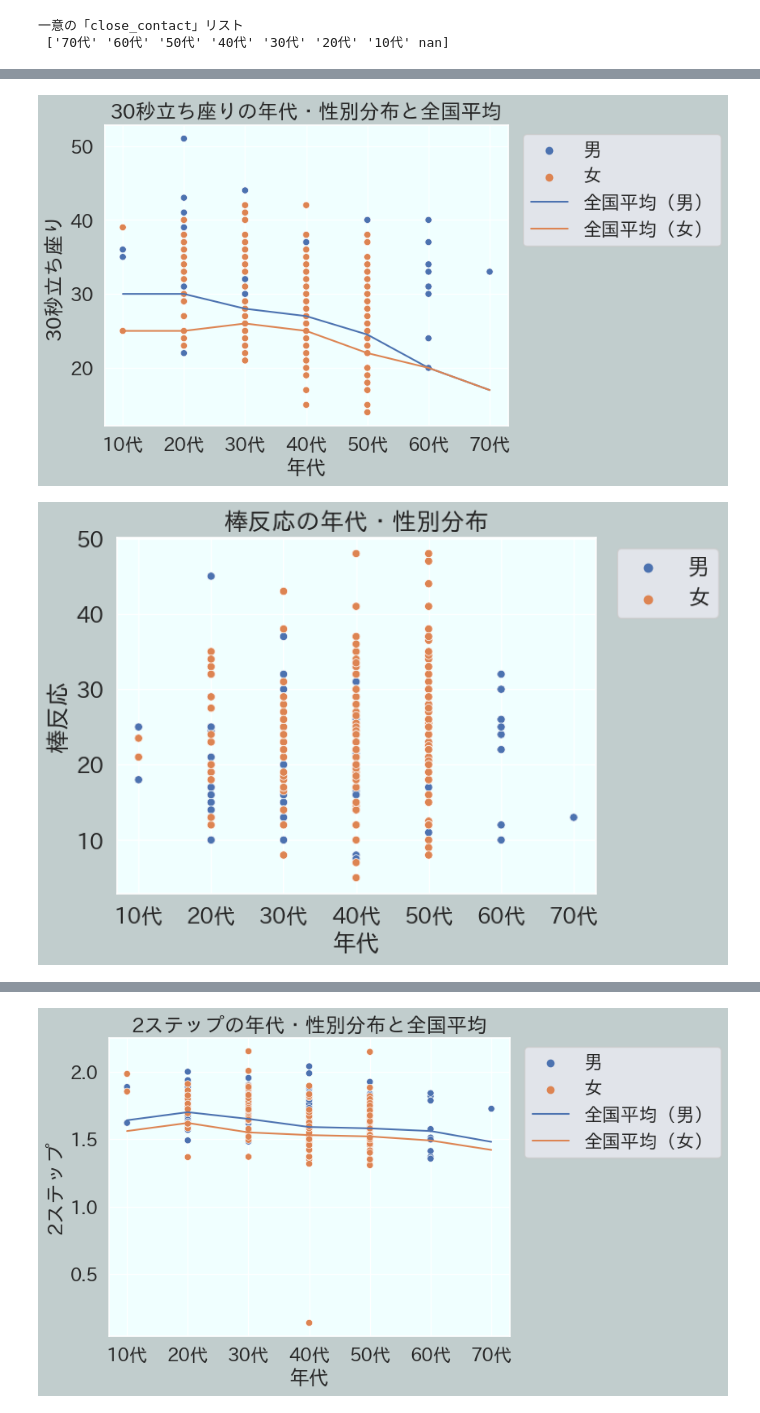
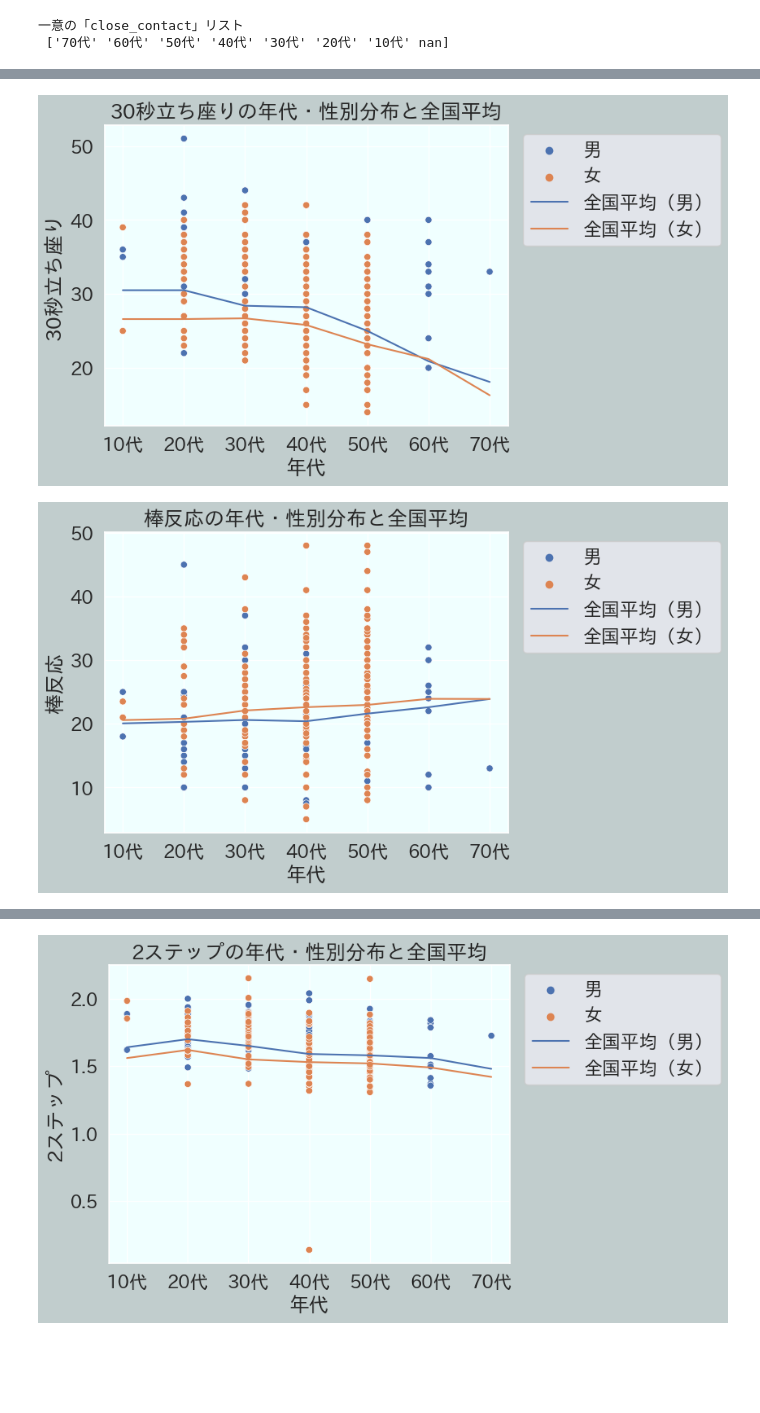
Before and after one commit to TechNursing/PhysicalTestAnalytics, a Jupyter notebook: NoteBooks/Average_tests.ipynb, the cells around one changed output, grey strips where cells are left out. Cells and saved outputs as stored; diff of their text form; code cells hidden in the pictures; blank space fills up the shorter version.

Commit message:
feat add analysis data files

```diff
--- a/NoteBooks/Average_tests.ipynb
+++ b/NoteBooks/Average_tests.ipynb
@@ -105,10 +105,10 @@ ax.set_facecolor('#F0FFFF')
 sns.scatterplot(data=physical_data, x="年代", y="30秒立ち座り", hue="性別").set(title='30秒立ち座りの年代・性別分布と全国平均')
 
 man = np.array([0, 1, 2, 3, 4, 5, 6])
-m_height = np.array([30, 30, 28, 27, 24.5, 20, 17])
+m_height = np.array([30.5, 30.5, 28.4, 28.2, 25, 20.9, 18.1])
 
 woman = np.array([0, 1, 2, 3, 4, 5, 6])
-w_height = np.array([25, 25, 26, 25, 22, 20, 17])
+w_height = np.array([26.6, 26.6, 26.7, 25.8, 23.2, 21.2, 16.3])
 
 plt.plot(man, m_height, label="全国平均（男）")
 plt.plot(woman, w_height, label="全国平均（女）")
@@ -118,21 +118,29 @@ plt.legend(loc='upper right', bbox_to_anchor=(1.55, 1))
 results_path = '../Graphs/30秒立ち座りの年代・性別分布と全国平均.png'
 plt.savefig(results_path, bbox_inches='tight')
 # %% [output]
-[figure, old version]
+[figure, new version]
 # %%
-# 棒反応は全国平均のデータはなし
 plt.figure(facecolor='#C1CDCD')
 ax = plt.axes()
 ax.set_facecolor('#F0FFFF')
 
-sns.scatterplot(data=physical_data, x="年代", y="棒反応", hue="性別").set(title='棒反応の年代・性別分布')
+sns.scatterplot(data=physical_data, x="年代", y="棒反応", hue="性別").set(title='棒反応の年代・性別分布と全国平均')
 
-plt.legend(loc='upper right', bbox_to_anchor=(1.28, 1))
+man = np.array([0, 1, 2, 3, 4, 5, 6])
+m_height = np.array([20.06, 20.3, 20.6, 20.4, 21.6, 22.6, 23.9])
 
-results_path = '../Graphs/棒反応の年代・性別分布.png'
+woman = np.array([0, 1, 2, 3, 4, 5, 6])
+w_height = np.array([20.58, 20.8, 22.09, 22.61, 22.97, 23.92, 23.9])
+
+plt.plot(man, m_height, label="全国平均（男）")
+plt.plot(woman, w_height, label="全国平均（女）")
+
+plt.legend(loc='upper right', bbox_to_anchor=(1.55, 1))
+
+results_path = '../Graphs/棒反応の年代・性別分布と全国平均.png'
 plt.savefig(results_path, bbox_inches='tight')
 # %% [output]
-[figure, old version]
+[figure, new version]
 # %%
 plt.figure(facecolor='#C1CDCD')
 ax = plt.axes()
```
Also changed, not shown: parts of 6 cells of this notebook, 11 other files.
